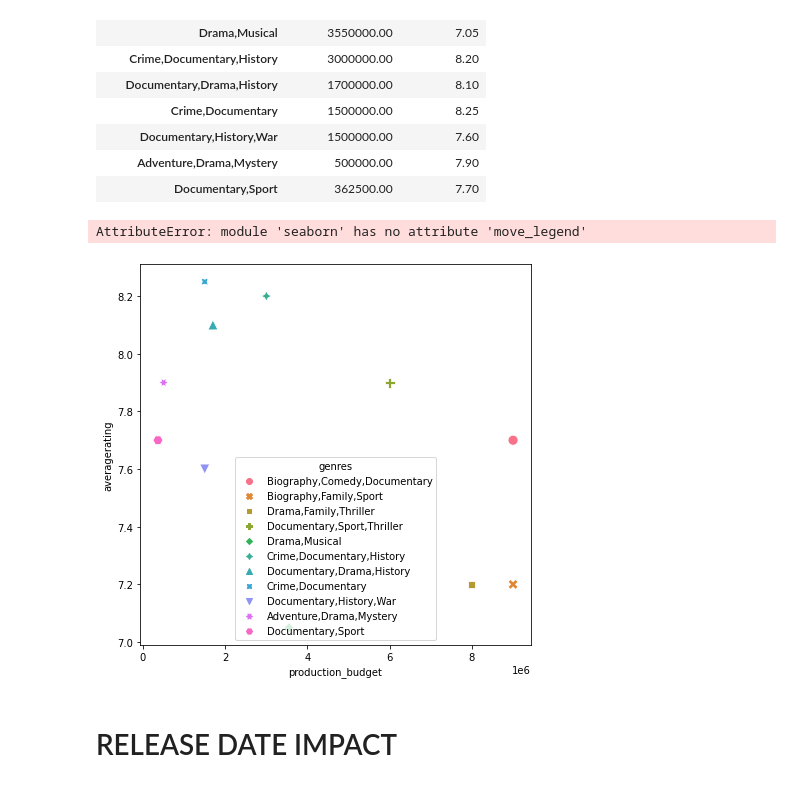
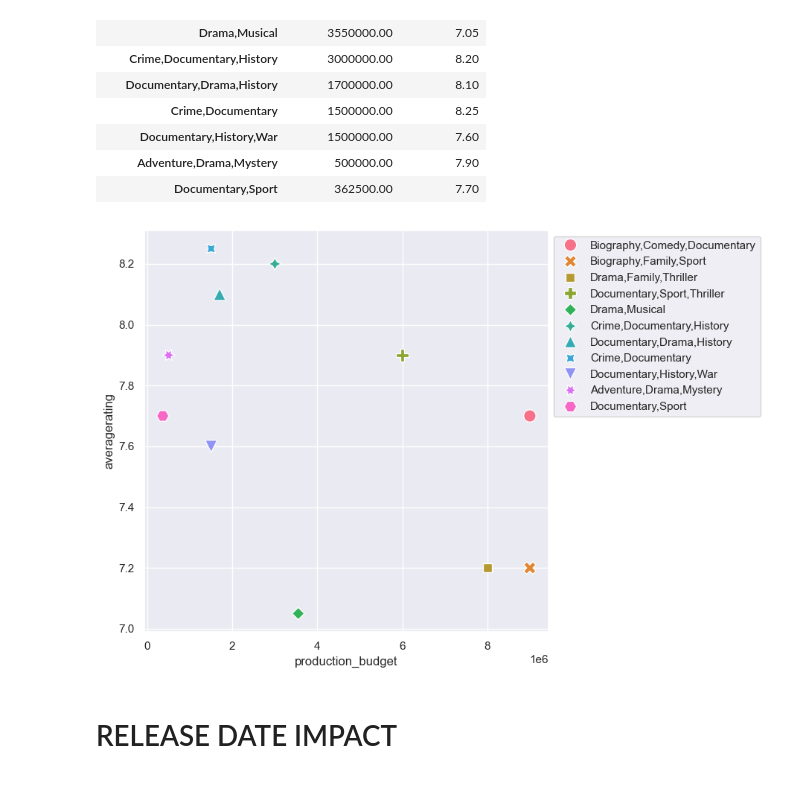
Before and after one commit to Iamwangui/Group1_Movies_Analysis_Project, a Jupyter notebook: movies_analysis.ipynb, the cells around one changed output. Saved outputs shown, nothing was run; the diff lists cells and outputs as text; code cells hidden in the pictures.

Commit message:
legend fixed

```diff
--- a/movies_analysis.ipynb
+++ b/movies_analysis.ipynb
@@ -401,15 +401,17 @@ genre_cost[genre_cost['averagerating']>7].sort_values(by=('production_budget'),a
 | Documentary,Sport | 362500.00 | 7.70 |
 # %%
 
+#plotting the lowest cost budgets that had great overall ratings
 sum_per_genre = genre_cost[genre_cost['averagerating']>7].sort_values(by=('production_budget'),ascending = False).tail(11)
 
 fig, ax = plt.subplots(figsize=(7,7))
-sns.scatterplot(data=sum_per_genre, x='production_budget',y='averagerating', hue='genres',s=100, style='genres',ax=ax)
+ax = sns.scatterplot(data=sum_per_genre, x='production_budget',y='averagerating', hue='genres',s=140, style='genres',ax=ax)
 
-sns.move_legend(ax,'upper left', bbox_to_anchor=(1,1))
+ax.legend(loc='upper left', bbox_to_anchor=(1,1))
+
+plt.show()
 # %% [output]
-AttributeError: module 'seaborn' has no attribute 'move_legend'
-[figure, old version]
+[figure, new version]
 # %% [markdown]
 # RELEASE DATE IMPACT
 # %% [markdown]
```
